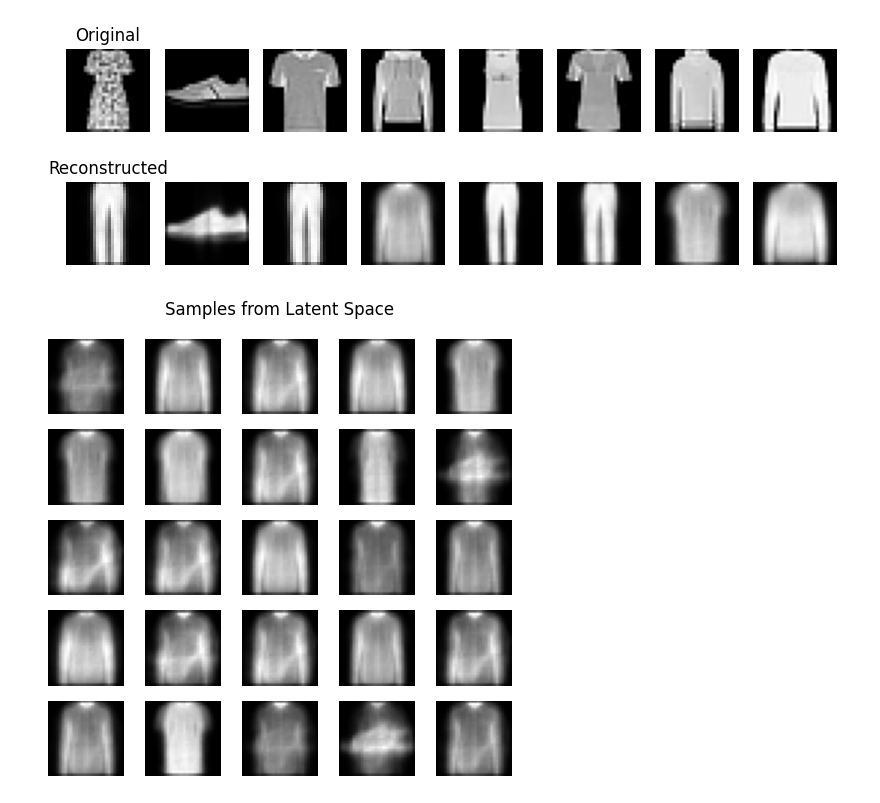
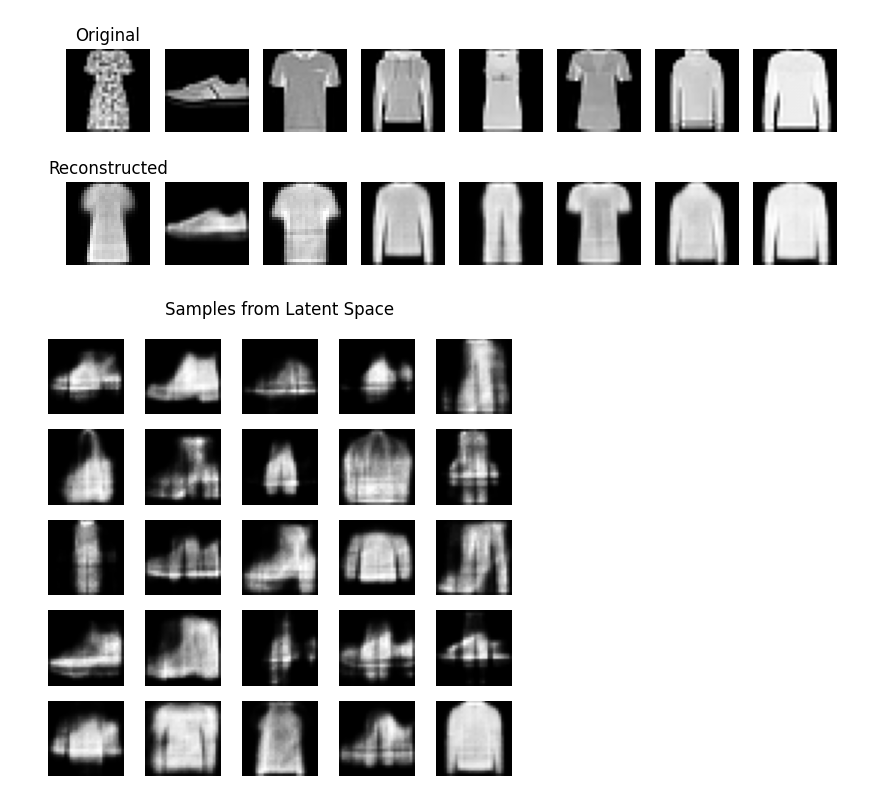
Before and after one commit to ChanLumerico/lucid-examples, a Jupyter notebook: lucid_examples/vae_fashion_mnist/vae_fashion_mnist.ipynb, the cells around one changed output. Saved outputs shown, nothing was run; the diff lists cells and outputs as text; code cells hidden in the pictures.

```diff
--- a/lucid_examples/vae_fashion_mnist/vae_fashion_mnist.ipynb
+++ b/lucid_examples/vae_fashion_mnist/vae_fashion_mnist.ipynb
@@ -11,9 +11,11 @@ from tqdm import tqdm
 import matplotlib.pyplot as plt
 # %%
 batch_size = 64
-learning_rate = 1e-3
-num_epochs = 20
-latent_dim = 2
+learning_rate = 1e-4
+num_epochs = 50
+latent_dim = 20
+
+lucid.random.seed(42)
 # %%
 train_set = datasets.FashionMNIST(root="../../data/fashion_mnist", train=True)
 test_set = datasets.FashionMNIST(root="../../data/fashion_mnist",train=False)
@@ -151,17 +153,17 @@ axes[0, 0].set_title("Original")
 axes[1, 0].set_title("Reconstructed")
 plt.tight_layout()
 # %% [output]
-[figure, old version]
+[figure, new version]
 # %%
-z = lucid.random.randn(25, 2)
+z = lucid.random.randn(25, 20)
 samples = model.decode(z)
 
 fig, axes = plt.subplots(5, 5, figsize=(5, 5))
 for i, ax in enumerate(axes.flat):
     ax.imshow(samples[i].reshape(28, 28).data, cmap='gray')
     ax.axis("off")
 
 plt.suptitle("Samples from Latent Space")
 plt.tight_layout()
 # %% [output]
-[figure, old version]
+[figure, new version]
```
Also changed, not shown: parts of 3 cells of this notebook, 3 other files.
